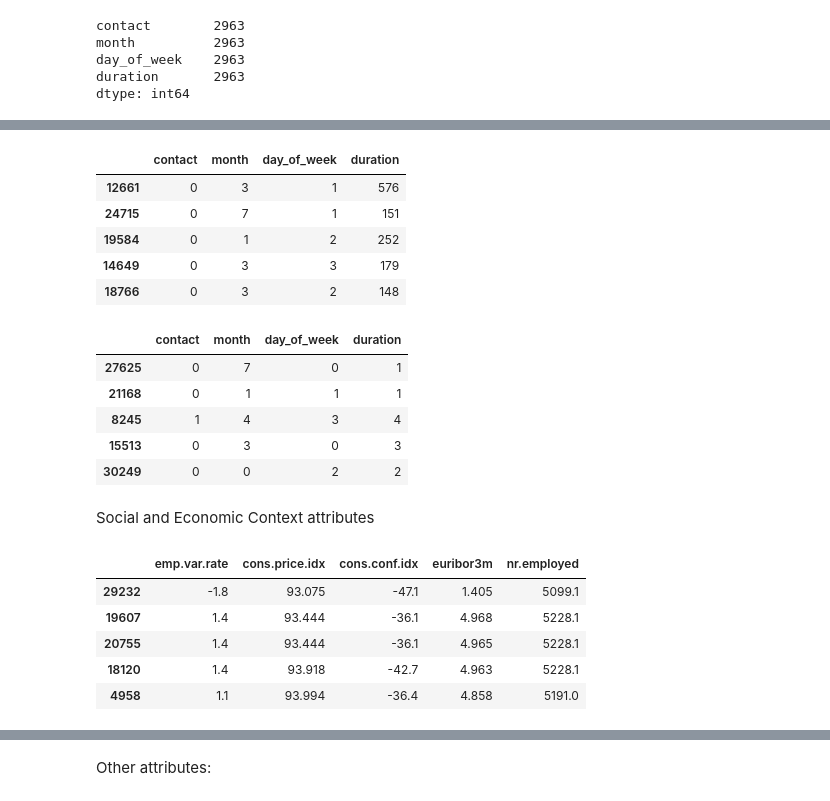
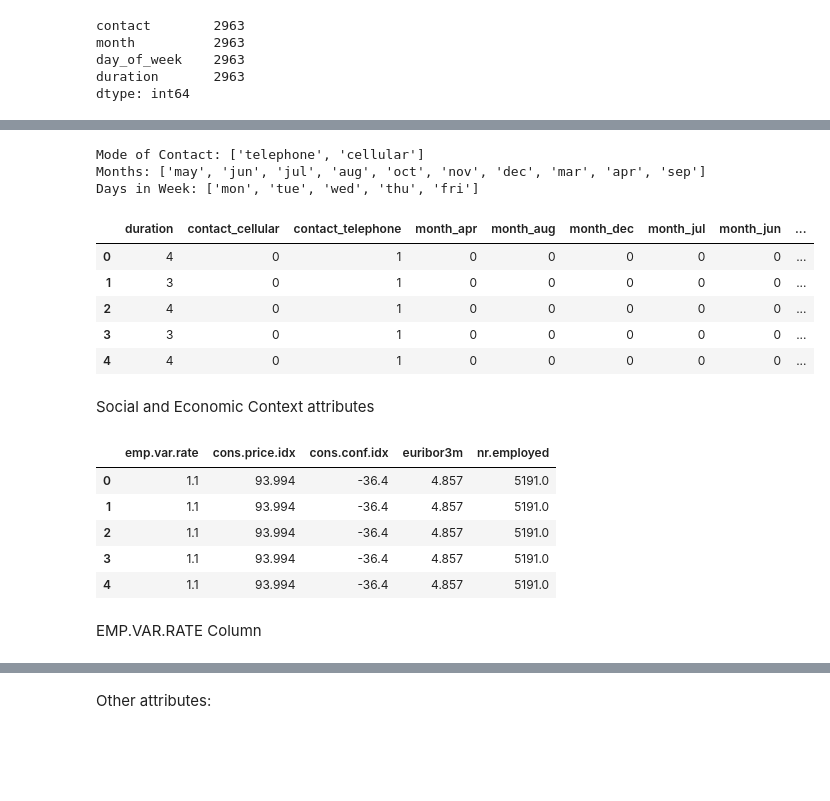
Before and after one commit to rkm7387/PORTUGES-BANK, a Jupyter notebook: portuges_bank.ipynb, the cells around one changed output, grey strips where cells are left out. Cells and saved outputs as stored; diff of their text form; code cells hidden in the pictures; blank space fills up the shorter version.

```diff
--- a/portuges_bank.ipynb
+++ b/portuges_bank.ipynb
@@ -65,6 +96,5 @@ warnings.filterwarnings('ignore')
 # %%
-# Creating bank dataframe
-bank = pd.read_csv('bank-additional-full.csv', sep=';')
+# Preview first 5 rows to verify data structure and column names
 bank.head()
 # %% [output]
 |  | age | job | marital | education | default | housing | loan | contact | month | day_of_week | ... |
@@ -759,46 +818,39 @@ dtype: int64
-# %%
-from sklearn.preprocessing import LabelEncoder
-
-# List of columns to encode
-columns_to_encode = ['contact', 'month', 'day_of_week']
-
-# Create a single LabelEncoder instance
-labelencoder = LabelEncoder()
-
-# Apply label encoding to each column
-for column in columns_to_encode:
-    bank_related[column] = labelencoder.fit_transform(bank_related[column])
-# %%
-bank_related.sample(5)
-# %% [output]
-|  | contact | month | day_of_week | duration |
-| 12661 | 0 | 3 | 1 | 576 |
-| 24715 | 0 | 7 | 1 | 151 |
-| 19584 | 0 | 1 | 2 | 252 |
-| 14649 | 0 | 3 | 3 | 179 |
-| 18766 | 0 | 3 | 2 | 148 |
+# %%
+print(f'Mode of Contact: {bank_related['contact'].unique().tolist()}')
+print(f'Months: {bank_related['month'].unique().tolist()}')
+print(f'Days in Week: {bank_related['day_of_week'].unique().tolist()}')
+# %% [output]
+Mode of Contact: ['telephone', 'cellular']
+Months: ['may', 'jun', 'jul', 'aug', 'oct', 'nov', 'dec', 'mar', 'apr', 'sep']
+Days in Week: ['mon', 'tue', 'wed', 'thu', 'fri']
+# %%
+bank_related = pd.get_dummies(bank_related, columns=['contact', 'month', 'day_of_week'],
+                              prefix=['contact', 'month', 'dow'], dtype=int)
 # %%
 from sklearn.preprocessing import KBinsDiscretizer
 
 # applying discritization
-bank_related['duration'] = KBinsDiscretizer(n_bins=5, encode='ordinal', strategy='quantile').fit_transform(bank_related[['duration']]).astype(int) + 1
+bank_related['duration'] = KBinsDiscretizer(n_bins=5, encode='ordinal', strategy='quantile').fit_transform(
+    bank_related[['duration']]).astype(int) + 1
 # %%
-bank_related.sample(5)
+bank_related.head()
 # %% [output]
-|  | contact | month | day_of_week | duration |
-| 27625 | 0 | 7 | 0 | 1 |
-| 21168 | 0 | 1 | 1 | 1 |
-| 8245 | 1 | 4 | 3 | 4 |
-| 15513 | 0 | 3 | 0 | 3 |
-| 30249 | 0 | 0 | 2 | 2 |
+|  | duration | contact_cellular | contact_telephone | month_apr | month_aug | month_dec | month_jul | month_jun | ... |
+| 0 | 4 | 0 | 1 | 0 | 0 | 0 | 0 | 0 | ... |
+| 1 | 3 | 0 | 1 | 0 | 0 | 0 | 0 | 0 | ... |
+| 2 | 4 | 0 | 1 | 0 | 0 | 0 | 0 | 0 | ... |
+| 3 | 3 | 0 | 1 | 0 | 0 | 0 | 0 | 0 | ... |
+| 4 | 4 | 0 | 1 | 0 | 0 | 0 | 0 | 0 | ... |
 # %% [markdown]
 Social and Economic Context attributes
 # %%
-bank_se.sample(5)
+bank_se.head()
 # %% [output]
 |  | emp.var.rate | cons.price.idx | cons.conf.idx | euribor3m | nr.employed |
-| 29232 | -1.8 | 93.075 | -47.1 | 1.405 | 5099.1 |
-| 19607 | 1.4 | 93.444 | -36.1 | 4.968 | 5228.1 |
-| 20755 | 1.4 | 93.444 | -36.1 | 4.965 | 5228.1 |
-| 18120 | 1.4 | 93.918 | -42.7 | 4.963 | 5228.1 |
-| 4958 | 1.1 | 93.994 | -36.4 | 4.858 | 5191.0 |
+| 0 | 1.1 | 93.994 | -36.4 | 4.857 | 5191.0 |
+| 1 | 1.1 | 93.994 | -36.4 | 4.857 | 5191.0 |
+| 2 | 1.1 | 93.994 | -36.4 | 4.857 | 5191.0 |
+| 3 | 1.1 | 93.994 | -36.4 | 4.857 | 5191.0 |
+| 4 | 1.1 | 93.994 | -36.4 | 4.857 | 5191.0 |
+# %% [markdown]
+EMP.VAR.RATE Column
```
Also changed, not shown: parts of 106 cells of this notebook, 7 other files.
